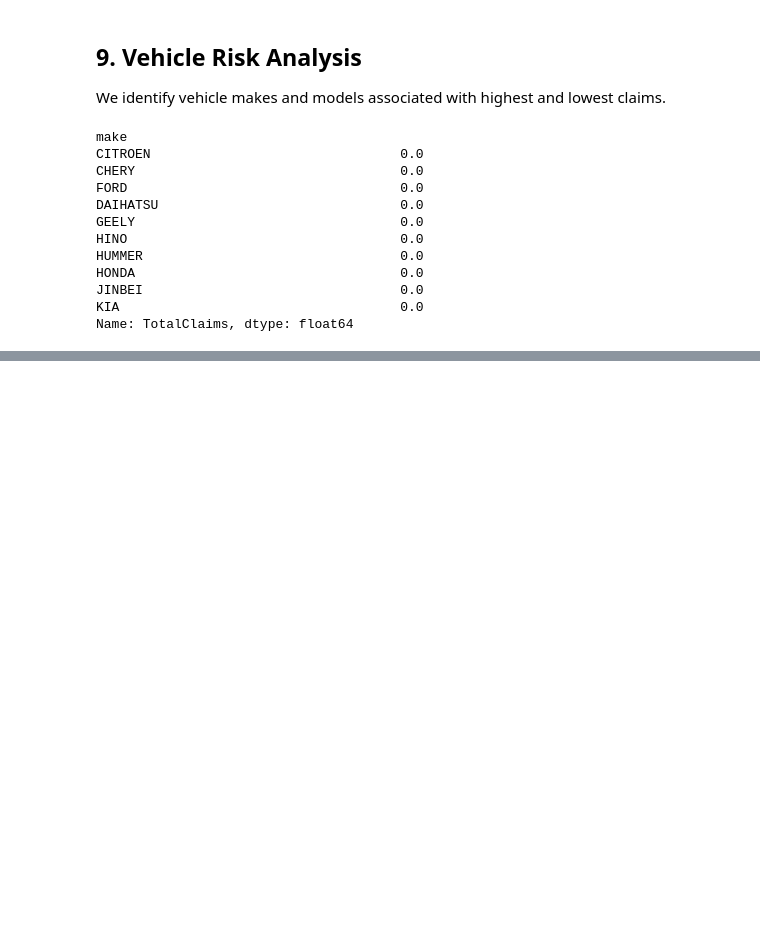
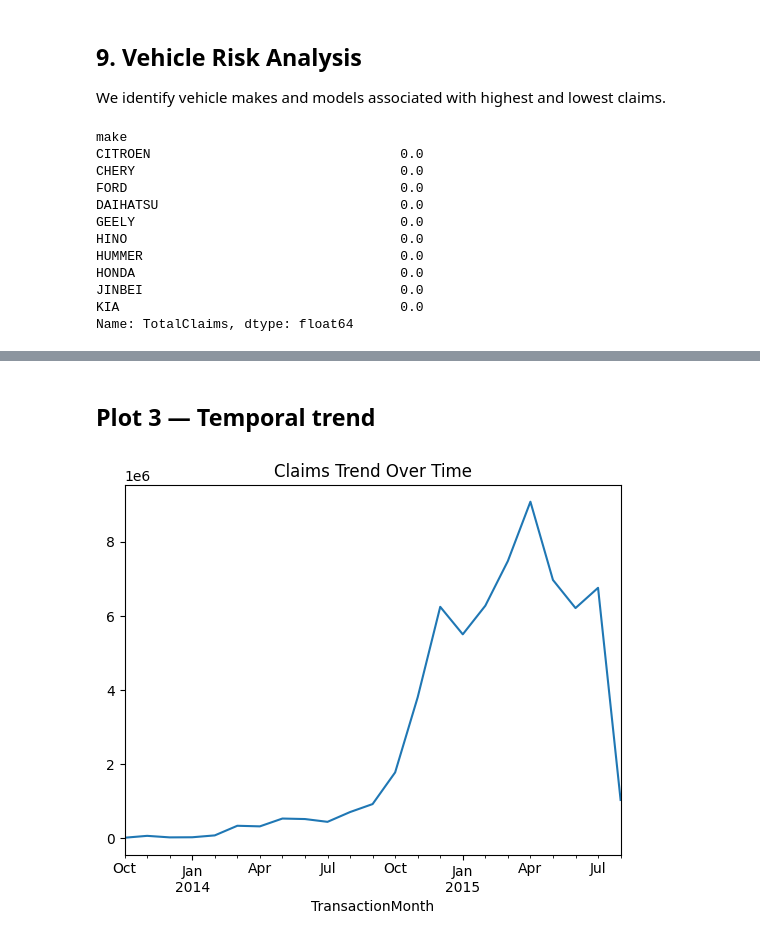
Before and after one commit to Redeat-Birhane/insurance-risk-analytics, a Jupyter notebook: notebooks/01_eda.ipynb, the cells around one changed output, grey strips where cells are left out. Saved outputs shown, nothing was run; the diff lists cells and outputs as text; code cells hidden in the pictures; blank space fills up the shorter version.

```diff
--- a/notebooks/01_eda.ipynb
+++ b/notebooks/01_eda.ipynb
@@ -274,0 +291,8 @@ Name: TotalClaims, dtype: float64
+# %% [markdown]
+## Plot 3 — Temporal trend
+# %%
+monthly_claims.plot()
+plt.title("Claims Trend Over Time")
+plt.show()
+# %% [output]
+[figure, added]
```
Also changed, not shown: parts of 4 cells of this notebook.
